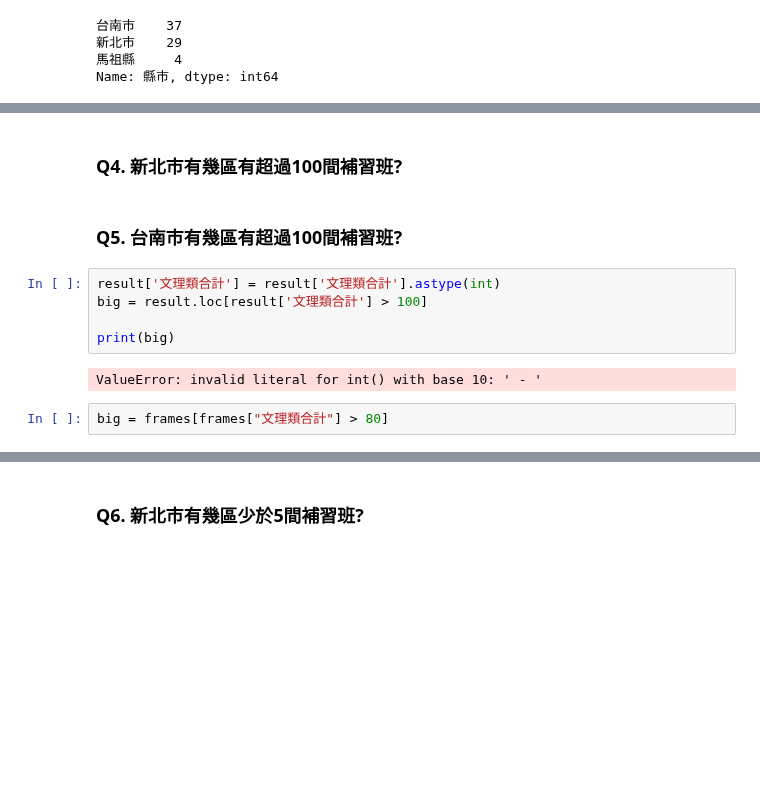
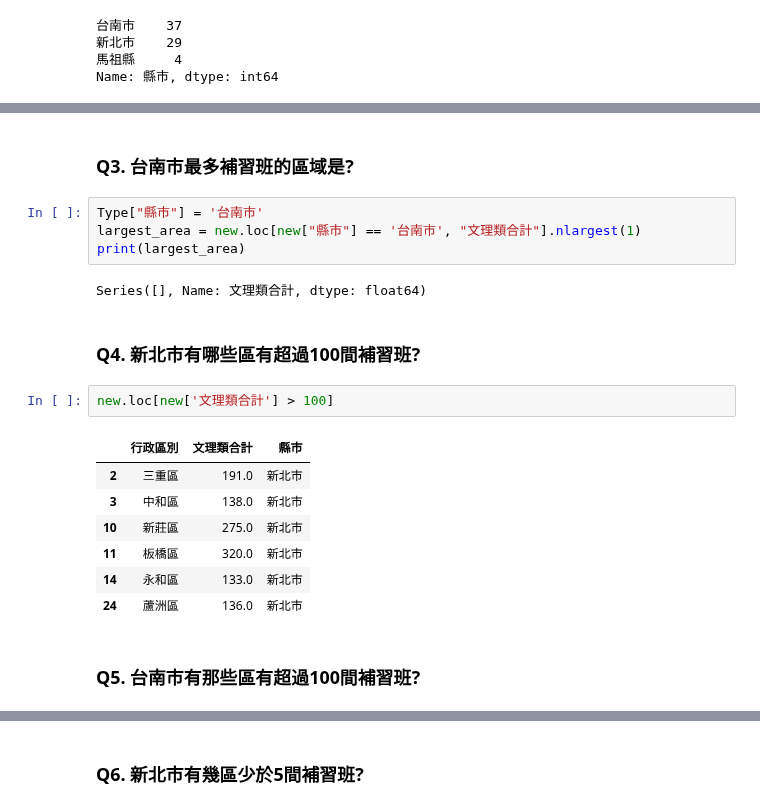
Before and after one commit to 41071119H-Irene/LAT, a Jupyter notebook: W2/Homework 1_0315.ipynb, the cells around one changed output, grey strips where cells are left out. Drawn from its saved outputs; the diff is of its cells as text; blank space fills up the shorter version.

```diff
--- a/W2/Homework 1_0315.ipynb
+++ b/W2/Homework 1_0315.ipynb
@@ -169,13 +167,22 @@ dtype: object
+# %% [markdown]
+### Q3. 台南市最多補習班的區域是?
+# %%
+Type["縣市"] = '台南市'
+largest_area = new.loc[new["縣市"] == '台南市', "文理類合計"].nlargest(1)
+print(largest_area)
+# %% [output]
+Series([], Name: 文理類合計, dtype: float64)
 # %% [markdown]
-### Q4. 新北市有幾區有超過100間補習班?
+### Q4. 新北市有哪些區有超過100間補習班?
+# %%
+new.loc[new['文理類合計'] > 100]
+# %% [output]
+|  | 行政區別 | 文理類合計 | 縣市 |
+| 2 | 三重區 | 191.0 | 新北市 |
+| 3 | 中和區 | 138.0 | 新北市 |
+| 10 | 新莊區 | 275.0 | 新北市 |
+| 11 | 板橋區 | 320.0 | 新北市 |
+| 14 | 永和區 | 133.0 | 新北市 |
+| 24 | 蘆洲區 | 136.0 | 新北市 |
 # %% [markdown]
-### Q5. 台南市有幾區有超過100間補習班?
+### Q5. 台南市有那些區有超過100間補習班?
-# %%
-result['文理類合計'] = result['文理類合計'].astype(int)
-big = result.loc[result['文理類合計'] > 100]
-
-print(big)
-# %% [output]
-ValueError: invalid literal for int() with base 10: ' - '
-# %%
-big = frames[frames["文理類合計"] > 80]
```
Also changed, not shown: parts of 27 cells of this notebook.
